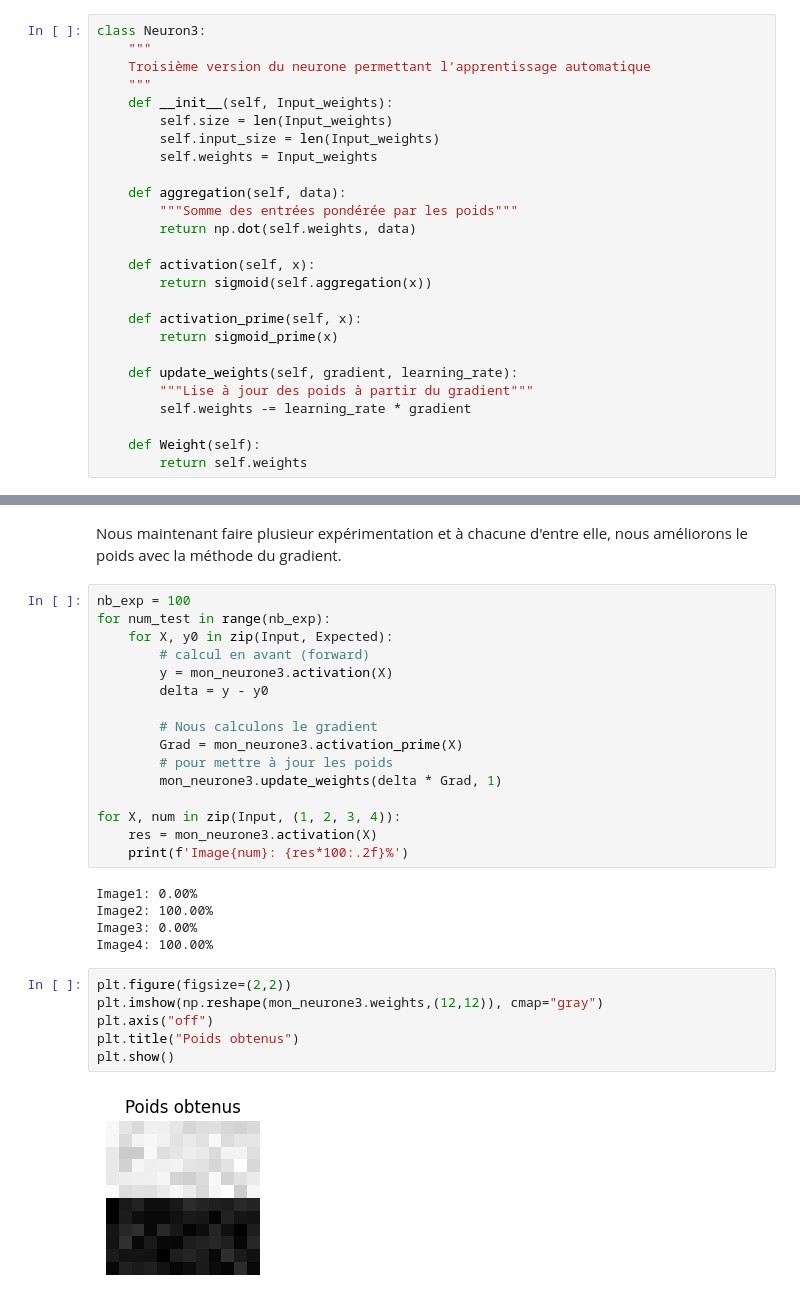
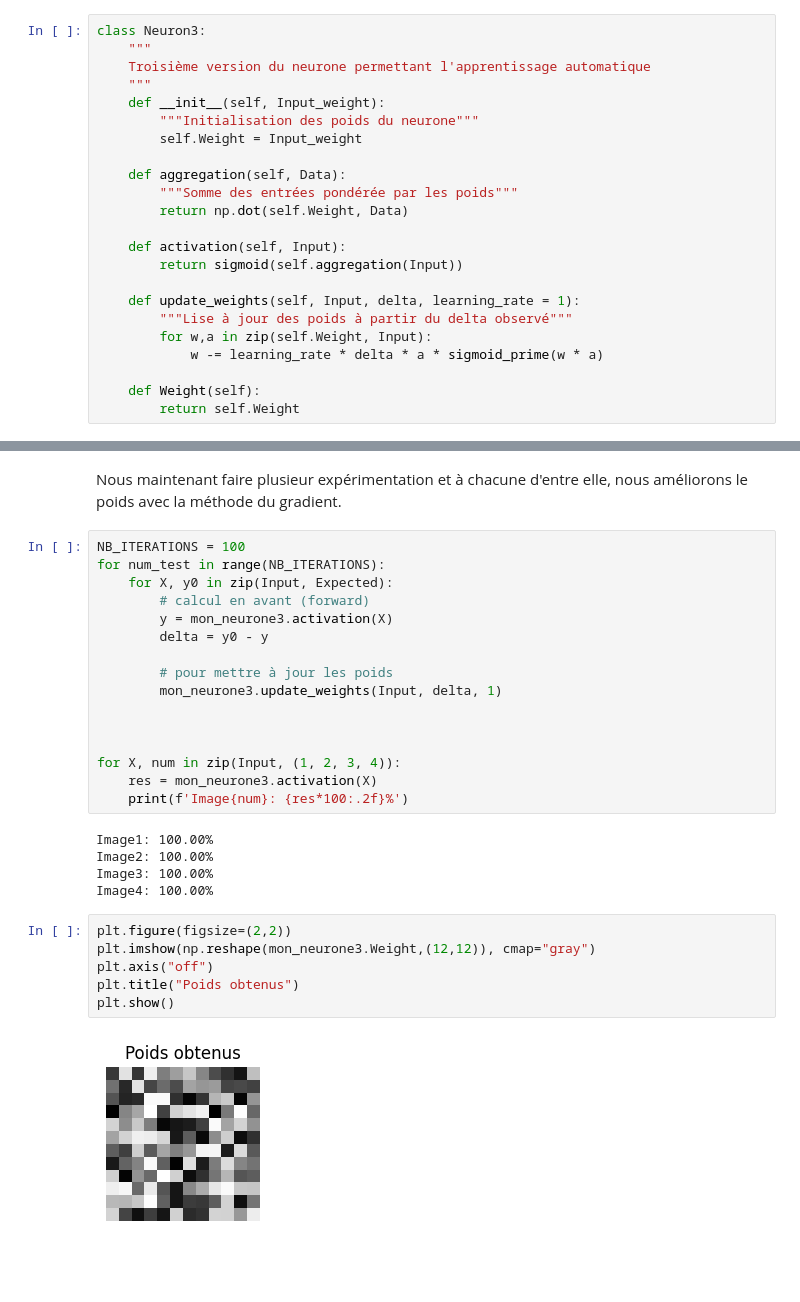
Before and after one commit to mat90hub/python_par_jupyter, a Jupyter notebook: 10_machine_learning/03_neurone.ipynb, the cells around one changed output, grey strips where cells are left out. Drawn from its saved outputs; the diff is of its cells as text; blank space fills up the shorter version.

Commit message:
en cours sur neurone

```diff
--- a/10_machine_learning/03_neurone.ipynb
+++ b/10_machine_learning/03_neurone.ipynb
@@ -230,27 +270,24 @@ class Neuron3:
     """
     Troisième version du neurone permettant l'apprentissage automatique
     """
-    def __init__(self, Input_weights):
-        self.size = len(Input_weights)
-        self.input_size = len(Input_weights)
-        self.weights = Input_weights
+    def __init__(self, Input_weight):
+        """Initialisation des poids du neurone"""
+        self.Weight = Input_weight
 
-    def aggregation(self, data):
+    def aggregation(self, Data):
         """Somme des entrées pondérée par les poids"""
-        return np.dot(self.weights, data)
+        return np.dot(self.Weight, Data)
 
-    def activation(self, x):
-        return sigmoid(self.aggregation(x))
+    def activation(self, Input):
+        return sigmoid(self.aggregation(Input))
 
-    def activation_prime(self, x):
-        return sigmoid_prime(x)
-
-    def update_weights(self, gradient, learning_rate):
-        """Lise à jour des poids à partir du gradient"""
-        self.weights -= learning_rate * gradient
+    def update_weights(self, Input, delta, learning_rate = 1):
+        """Lise à jour des poids à partir du delta observé"""
+        for w,a in zip(self.Weight, Input):
+            w -= learning_rate * delta * a * sigmoid_prime(w * a)
 
     def Weight(self):
-        return self.weights
+        return self.Weight
 # %% [markdown]
 L'initialisation sera fait avec des poids choisis au hazard.
 # %%
@@ -283,31 +320,31 @@ Image4: 100.00%
 # %% [markdown]
 Nous maintenant faire plusieur expérimentation et à chacune d'entre elle, nous améliorons le poids avec la méthode du gradient.
 # %%
-nb_exp = 100
-for num_test in range(nb_exp):
+NB_ITERATIONS = 100
+for num_test in range(NB_ITERATIONS):
     for X, y0 in zip(Input, Expected):
         # calcul en avant (forward)
         y = mon_neurone3.activation(X)
-        delta = y - y0
+        delta = y0 - y
 
-        # Nous calculons le gradient
-        Grad = mon_neurone3.activation_prime(X)
         # pour mettre à jour les poids
-        mon_neurone3.update_weights(delta * Grad, 1)
+        mon_neurone3.update_weights(Input, delta, 1)
+
+
 
 for X, num in zip(Input, (1, 2, 3, 4)):
     res = mon_neurone3.activation(X)
     print(f'Image{num}: {res*100:.2f}%')
 # %% [output]
-Image1: 0.00%
+Image1: 100.00%
 Image2: 100.00%
-Image3: 0.00%
+Image3: 100.00%
 Image4: 100.00%
 # %%
 plt.figure(figsize=(2,2))
-plt.imshow(np.reshape(mon_neurone3.weights,(12,12)), cmap="gray")
+plt.imshow(np.reshape(mon_neurone3.Weight,(12,12)), cmap="gray")
 plt.axis("off")
 plt.title("Poids obtenus")
 plt.show()
 # %% [output]
-[figure, old version]
+[figure, new version]
```
Also changed, not shown: parts of 9 cells of this notebook, 1 other file.
